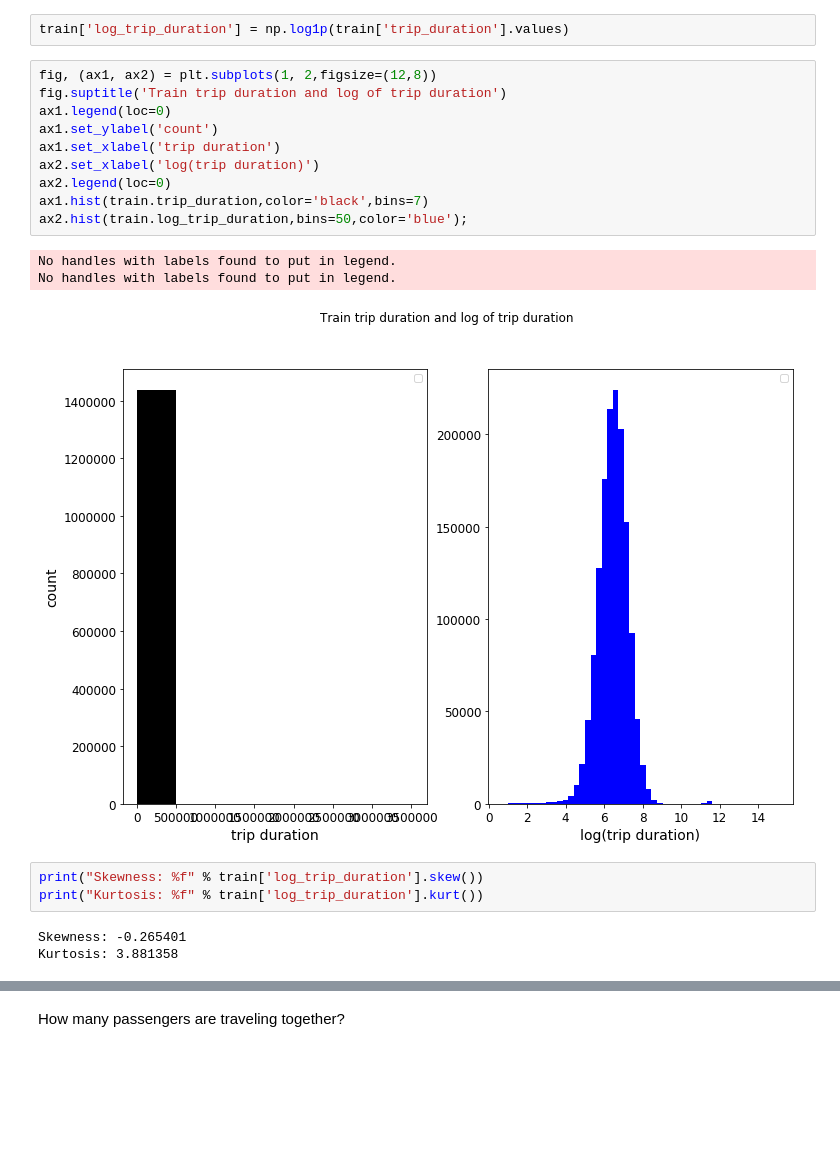
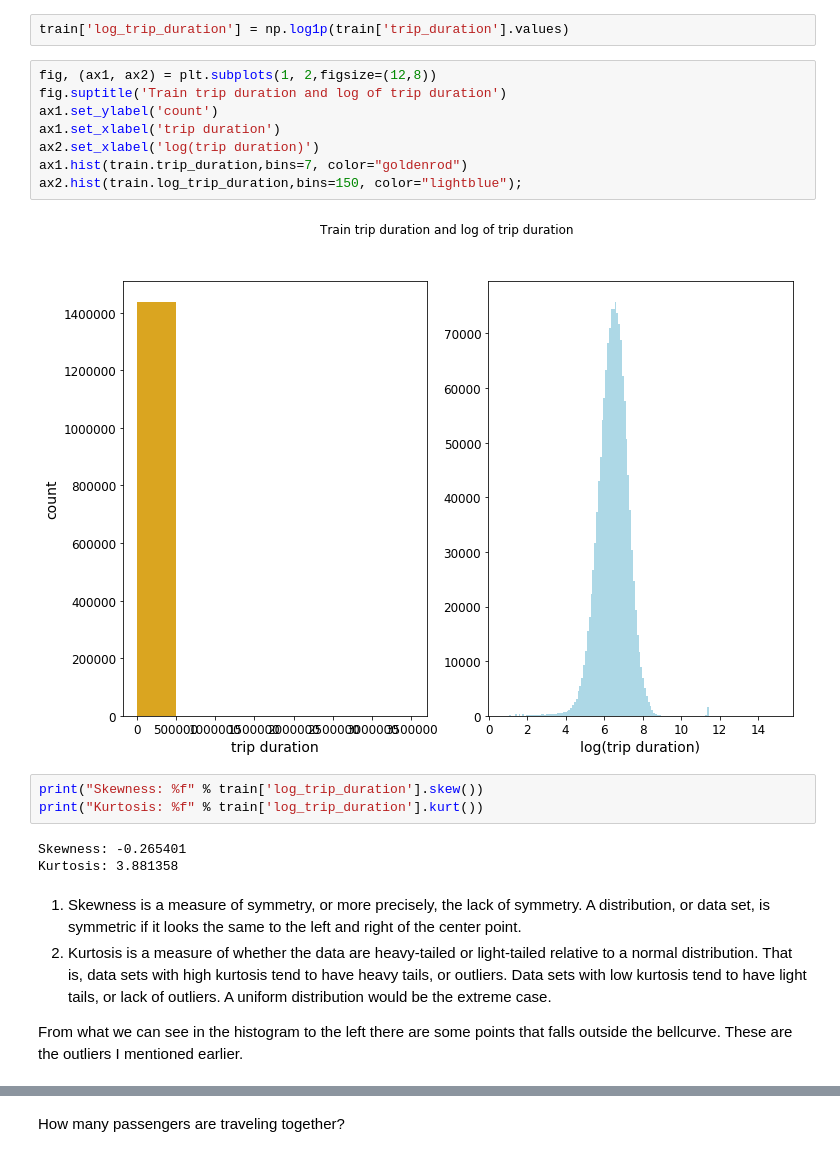
Before and after one commit to 181221/dat158ml-oblig2, a Jupyter notebook: taxi-trip.ipynb, the cells around one changed output, grey strips where cells are left out. Saved outputs shown, nothing was run; the diff lists cells and outputs as text; blank space fills up the shorter version.

```diff
--- a/taxi-trip.ipynb
+++ b/taxi-trip.ipynb
@@ -167,21 +182,22 @@ train['log_trip_duration'] = np.log1p(train['trip_duration'].values)
 # %%
 fig, (ax1, ax2) = plt.subplots(1, 2,figsize=(12,8))
 fig.suptitle('Train trip duration and log of trip duration')
-ax1.legend(loc=0)
 ax1.set_ylabel('count')
 ax1.set_xlabel('trip duration')
 ax2.set_xlabel('log(trip duration)')
-ax2.legend(loc=0)
-ax1.hist(train.trip_duration,color='black',bins=7)
-ax2.hist(train.log_trip_duration,bins=50,color='blue');
+ax1.hist(train.trip_duration,bins=7, color="goldenrod")
+ax2.hist(train.log_trip_duration,bins=150, color="lightblue");
 # %% [output]
-No handles with labels found to put in legend.
-No handles with labels found to put in legend.
-[figure, old version]
+[figure, new version]
 # %%
 print("Skewness: %f" % train['log_trip_duration'].skew())
 print("Kurtosis: %f" % train['log_trip_duration'].kurt())
 # %% [output]
 Skewness: -0.265401
 Kurtosis: 3.881358
+# %% [markdown]
+1. Skewness is a measure of symmetry, or more precisely, the lack of symmetry. A distribution, or data set, is symmetric if it looks the same to the left and right of the center point.
+2. Kurtosis is a measure of whether the data are heavy-tailed or light-tailed relative to a normal distribution. That is, data sets with high kurtosis tend to have heavy tails, or outliers. Data sets with low kurtosis tend to have light tails, or lack of outliers. A uniform distribution would be the extreme case.
+
+From what we can see in the histogram to the left there are some points that falls outside the bellcurve. These are the outliers I mentioned earlier.
 # %%
```
Also changed, not shown: parts of 97 cells of this notebook, 1 other file.
